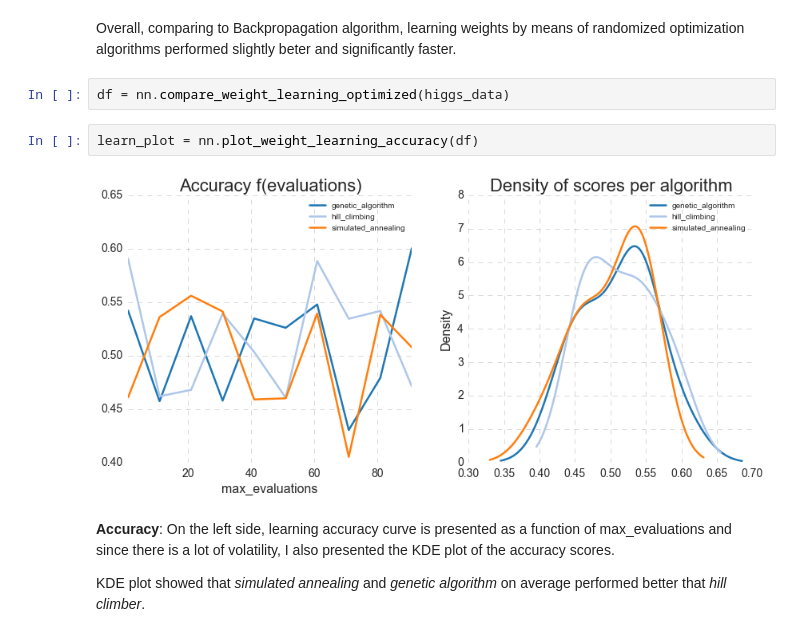
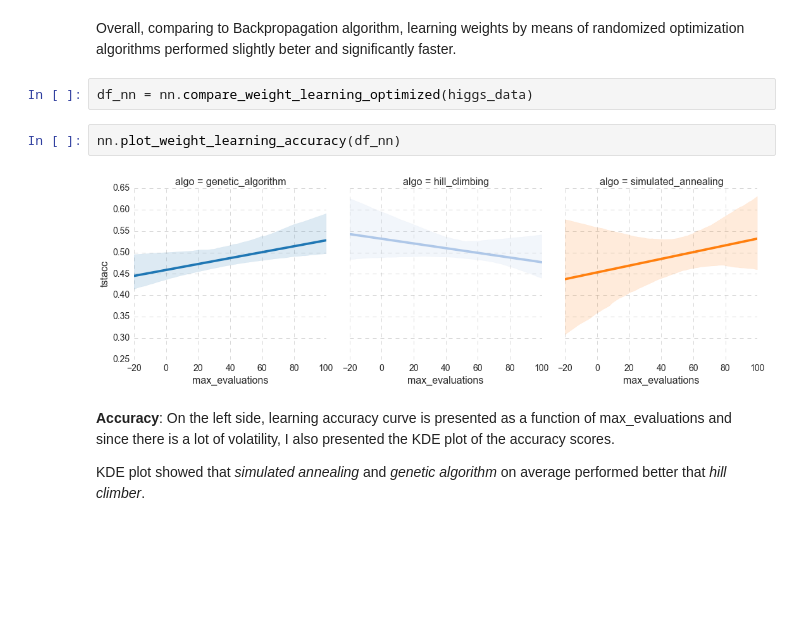
Before and after one commit to sshegheva/bag-of-algorithms, a Jupyter notebook: analysis/notebooks/RandomizedOptimization.ipynb, the cells around one changed output. Drawn from its saved outputs; the diff is of its cells as text; blank space fills up the shorter version.

```diff
--- a/analysis/notebooks/RandomizedOptimization.ipynb
+++ b/analysis/notebooks/RandomizedOptimization.ipynb
@@ -48,11 +51,11 @@ __Fitness function__ would required maximization of __-MSE__
 # %% [markdown]
 Overall, comparing to Backpropagation algorithm, learning weights by means of randomized optimization algorithms performed slightly beter and significantly faster.
 # %%
-df = nn.compare_weight_learning_optimized(higgs_data)
+df_nn = nn.compare_weight_learning_optimized(higgs_data)
-# %%
-learn_plot = nn.plot_weight_learning_accuracy(df)
-# %% [output]
-[figure, removed]
+# %%
+nn.plot_weight_learning_accuracy(df_nn)
+# %% [output]
+[figure, added]
 # %% [markdown]
 __Accuracy__: On the left side, learning accuracy curve is presented as a function of max_evaluations and since there is a lot of volatility, I also presented the KDE plot of the accuracy scores.
 
```
Also changed, not shown: parts of 24 cells of this notebook, 12 other files.
